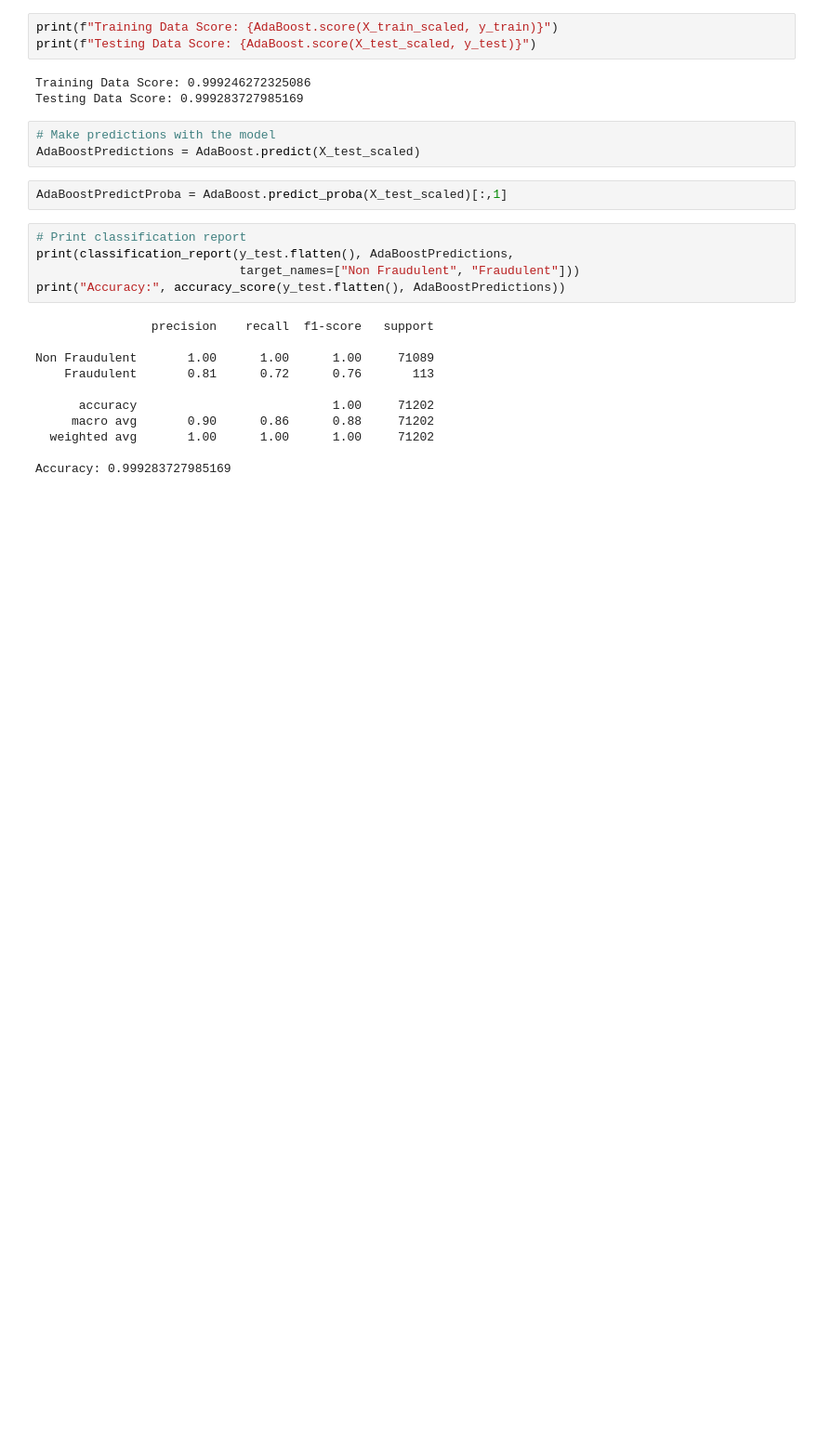
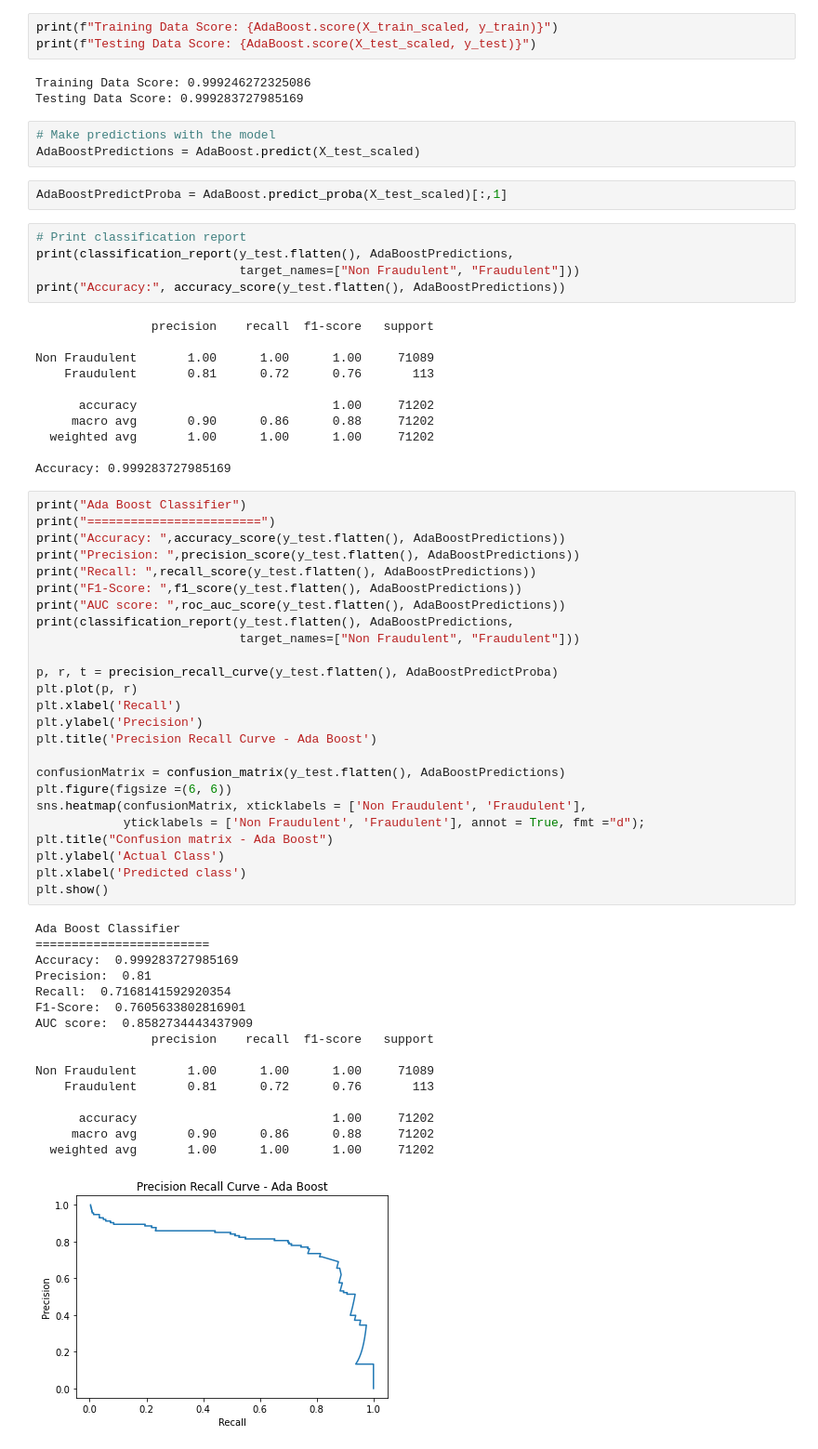
Before and after one commit to cdalsania/Credit_Card_Fraud_Detection, a Jupyter notebook: ml_models/AdaBoost.ipynb, the cells around one changed output. Shown: that part at 93% size. Cells and saved outputs as stored; diff of their text form; blank space fills up the shorter version.

```diff
--- a/ml_models/AdaBoost.ipynb
+++ b/ml_models/AdaBoost.ipynb
@@ -146,3 +146,45 @@ Non Fraudulent       1.00      1.00      1.00     71089
   weighted avg       1.00      1.00      1.00     71202
 
 Accuracy: 0.999283727985169
+# %%
+print("Ada Boost Classifier")
+print("========================")
+print("Accuracy: ",accuracy_score(y_test.flatten(), AdaBoostPredictions))
+print("Precision: ",precision_score(y_test.flatten(), AdaBoostPredictions))
+print("Recall: ",recall_score(y_test.flatten(), AdaBoostPredictions))
+print("F1-Score: ",f1_score(y_test.flatten(), AdaBoostPredictions))
+print("AUC score: ",roc_auc_score(y_test.flatten(), AdaBoostPredictions))
+print(classification_report(y_test.flatten(), AdaBoostPredictions,
+                            target_names=["Non Fraudulent", "Fraudulent"]))
+
+p, r, t = precision_recall_curve(y_test.flatten(), AdaBoostPredictProba)
+plt.plot(p, r)
+plt.xlabel('Recall')
+plt.ylabel('Precision')
+plt.title('Precision Recall Curve - Ada Boost')
+
+confusionMatrix = confusion_matrix(y_test.flatten(), AdaBoostPredictions)
+plt.figure(figsize =(6, 6))
+sns.heatmap(confusionMatrix, xticklabels = ['Non Fraudulent', 'Fraudulent'],
+            yticklabels = ['Non Fraudulent', 'Fraudulent'], annot = True, fmt ="d");
+plt.title("Confusion matrix - Ada Boost")
+plt.ylabel('Actual Class')
+plt.xlabel('Predicted class')
+plt.show()
+# %% [output]
+Ada Boost Classifier
+========================
+Accuracy:  0.999283727985169
+Precision:  0.81
+Recall:  0.7168141592920354
+F1-Score:  0.7605633802816901
+AUC score:  0.8582734443437909
+                precision    recall  f1-score   support
+
+Non Fraudulent       1.00      1.00      1.00     71089
+    Fraudulent       0.81      0.72      0.76       113
+
+      accuracy                           1.00     71202
+     macro avg       0.90      0.86      0.88     71202
+  weighted avg       1.00      1.00      1.00     71202
+[figure, added]
```
Also changed, not shown: parts of 1 cell of this notebook.
